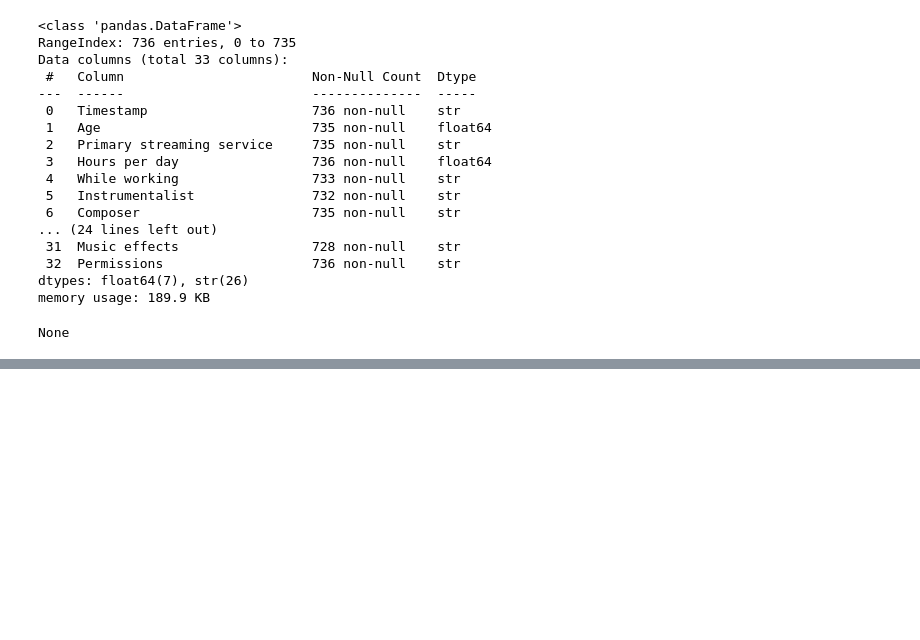
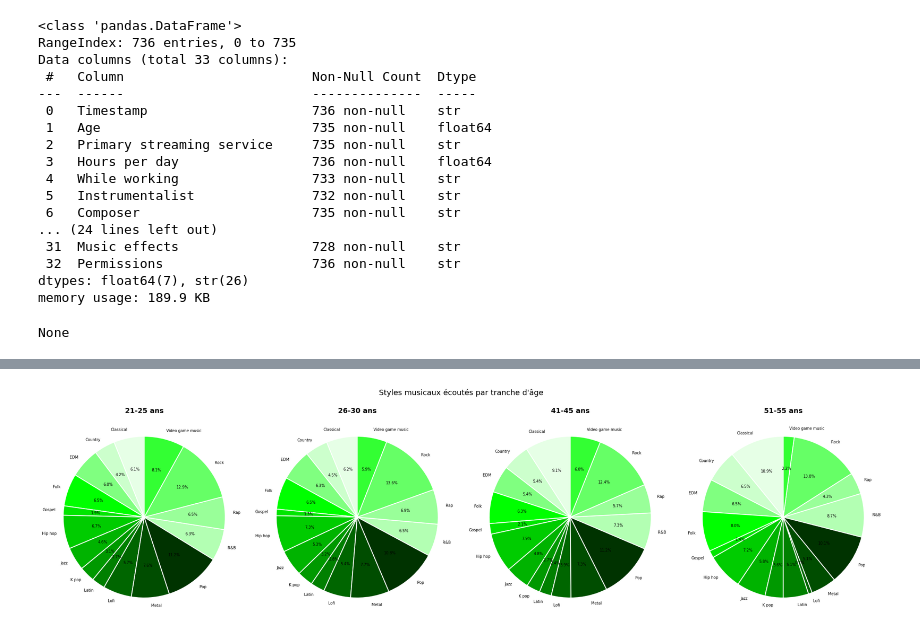
Before and after one commit to lrondal/I-am-hungry, a Jupyter notebook: project_dataVis_Letort_Rondal.ipynb, the cells around one changed output, grey strips where cells are left out. Drawn from its saved outputs; the diff is of its cells as text; code cells hidden in the pictures; blank space fills up the shorter version.

```diff
--- a/project_dataVis_Letort_Rondal.ipynb
+++ b/project_dataVis_Letort_Rondal.ipynb
@@ -43,0 +120,36 @@ None
+# %%
+tranches = ['21-25', '26-30', '41-45', '51-55']
+freq_cols = [col for col in df.columns if 'Frequency' in col]
+genre_labels = [col.replace('Frequency [', '').replace(']', '') for col in freq_cols]
+
+freq_map = {'Never': 0, 'Rarely': 1, 'Sometimes': 2, 'Frequently': 3, 'Very frequently': 4}
+for col in freq_cols:
+    df[col] = df[col].map(freq_map)
+
+couleurs = ['#e6ffe6', '#ccffcc', '#80ff80', '#00ff00', '#00e600', '#00cc00', '#00b300',
+            '#009900', '#008000', '#006600', '#004d00', '#003300', '#b3ffb3', '#99ff99',
+            '#66ff66', '#33ff33']
+
+fig, axes = plt.subplots(1, 4, figsize=(22, 6))
+fig.patch.set_facecolor('white')
+
+for ax, tranche in zip(axes, tranches):
+    groupe = df[df['Age Group'] == tranche][freq_cols].mean()
+    groupe.index = genre_labels
+
+    ax.pie(
+        groupe,
+        labels=genre_labels,
+        colors=couleurs[:len(freq_cols)],
+        autopct='%1.1f%%',
+        startangle=90,
+        wedgeprops={'edgecolor': 'white', 'linewidth': 1.5},
+        textprops={'fontsize': 7}
+    )
+    ax.set_title(f'{tranche} ans', fontsize=13, fontweight='bold')
+
+plt.suptitle("Styles musicaux écoutés par tranche d'âge", fontsize=14, y=1.02)
+plt.tight_layout()
+plt.show()
+# %% [output]
+[figure, added]
```
Also changed, not shown: parts of 7 cells of this notebook, 1 other file.
